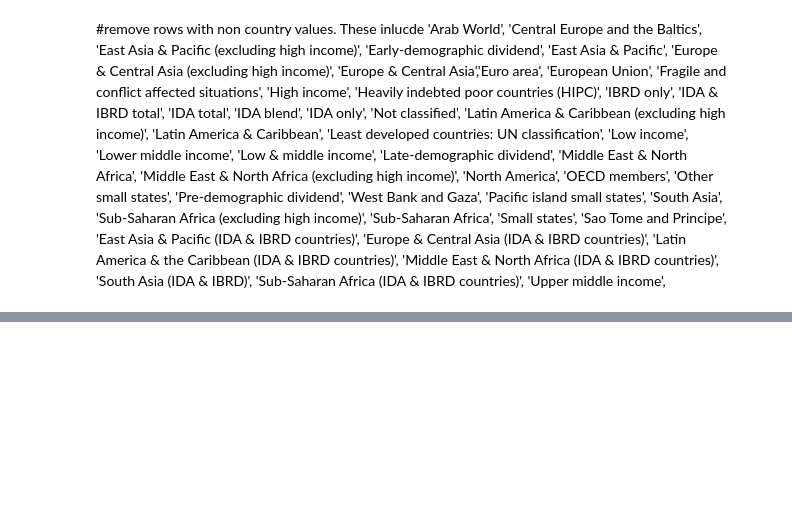
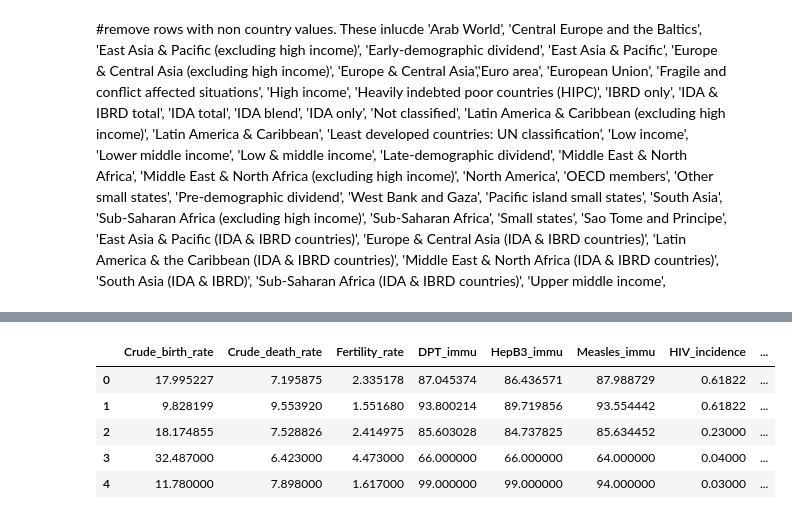
Before and after one commit to susovd/life-expectancy-project, a Jupyter notebook: 00ETL.ipynb, the cells around one changed output, grey strips where cells are left out. Drawn from its saved outputs; the diff is of its cells as text; code cells hidden in the pictures; blank space fills up the shorter version.

```diff
--- a/00ETL.ipynb
+++ b/00ETL.ipynb
@@ -277,0 +349,23 @@ alcohol_consumption_per_capita = df.loc[df['Indicator Code'] == 'SH.ALC.PCAP.LI'
+# %%
+result['Crude_birth_rate'] = result['Crude_birth_rate'].fillna((result['Crude_birth_rate'].mean()))
+result['Crude_death_rate'] = result['Crude_death_rate'].fillna((result['Crude_death_rate'].mean()))
+result['Fertility_rate'] = result['Fertility_rate'].fillna((result['Fertility_rate'].mean()))
+result['DPT_immu'] = result['DPT_immu'].fillna((result['DPT_immu'].mean()))
+result['HepB3_immu'] = result['HepB3_immu'].fillna((result['HepB3_immu'].mean()))
+result['Measles_immu'] = result['Measles_immu'].fillna((result['Measles_immu'].mean()))
+result['HIV_incidence'] = result['HIV_incidence'].fillna((result['HIV_incidence'].mean()))
+result['TB_incidence'] = result['TB_incidence'].fillna((result['TB_incidence'].mean()))
+result['Homicides_per100000'] = result['Homicides_per100000'].fillna((result['Homicides_per100000'].mean()))
+result['Life_expectancy'] = result['Life_expectancy'].fillna((result['Life_expectancy'].mean()))
+result['Physicians_per1000_people'] = result['Physicians_per1000_people'].fillna((result['Physicians_per1000_people'].mean()))
+result['Population_density'] = result['Population_density'].fillna((result['Population_density'].mean()))
+result['Overweight_prevalence'] = result['Overweight_prevalence'].fillna((result['Overweight_prevalence'].mean()))
+# %%
+result.head()
+# %% [output]
+|  | Crude_birth_rate | Crude_death_rate | Fertility_rate | DPT_immu | HepB3_immu | Measles_immu | HIV_incidence | ... |
+| 0 | 17.995227 | 7.195875 | 2.335178 | 87.045374 | 86.436571 | 87.988729 | 0.61822 | ... |
+| 1 | 9.828199 | 9.553920 | 1.551680 | 93.800214 | 89.719856 | 93.554442 | 0.61822 | ... |
+| 2 | 18.174855 | 7.528826 | 2.414975 | 85.603028 | 84.737825 | 85.634452 | 0.23000 | ... |
+| 3 | 32.487000 | 6.423000 | 4.473000 | 66.000000 | 66.000000 | 64.000000 | 0.04000 | ... |
+| 4 | 11.780000 | 7.898000 | 1.617000 | 99.000000 | 99.000000 | 94.000000 | 0.03000 | ... |
```
Also changed, not shown: parts of 7 cells of this notebook, 2 other files.
